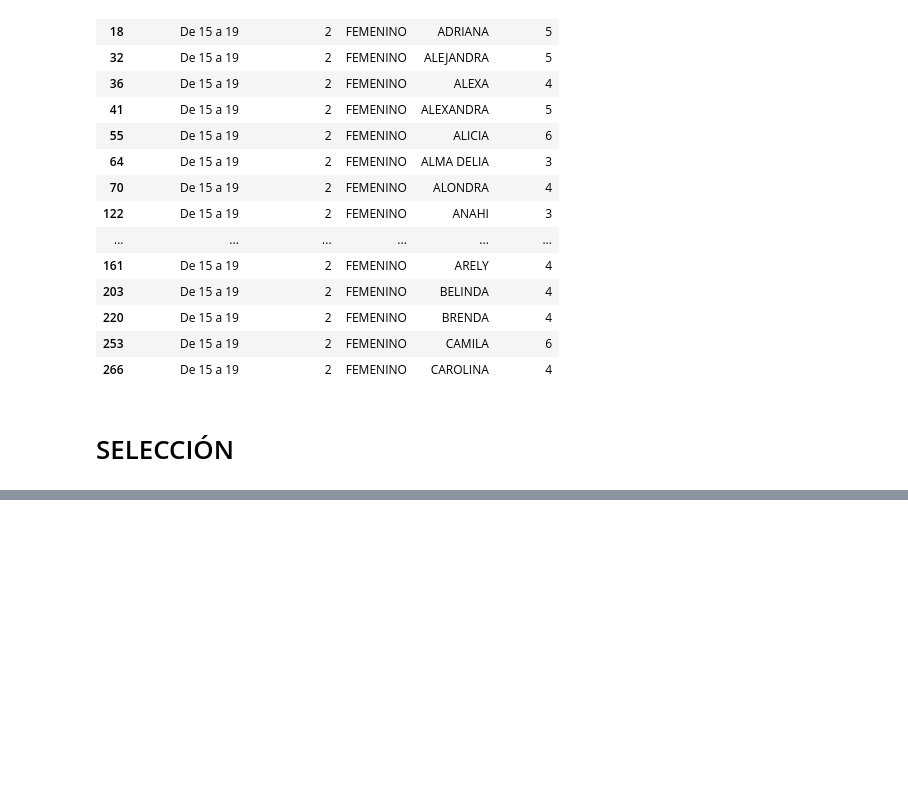
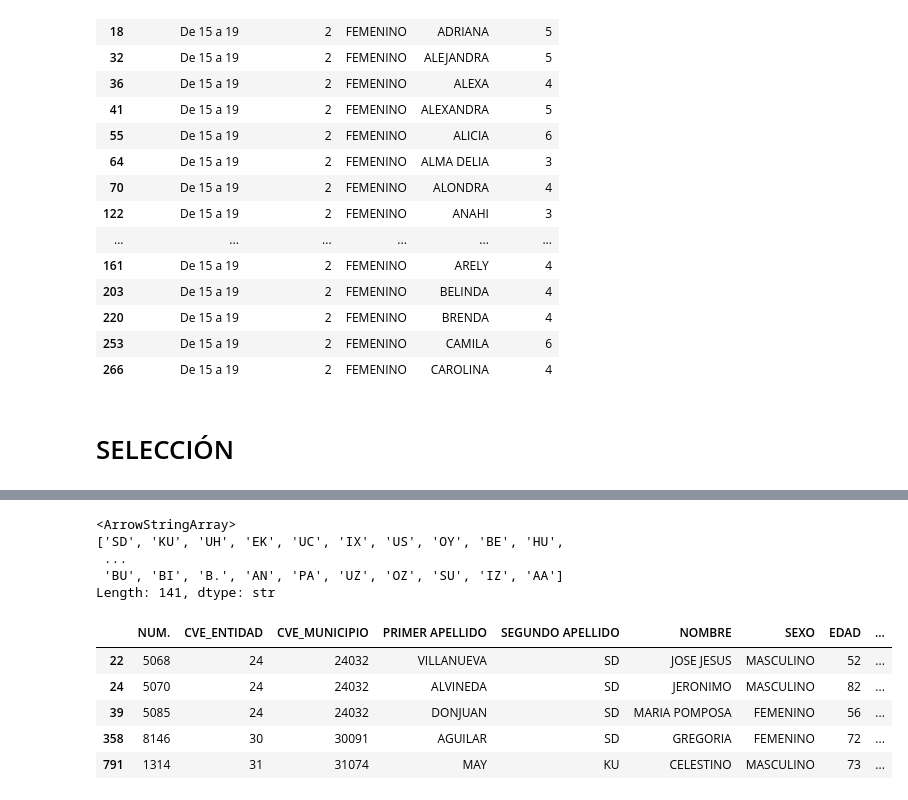
Before and after one commit to Daegas/datos_semisinteticos, a Jupyter notebook: notebooks/nombres.ipynb, the cells around one changed output, grey strips where cells are left out. Saved outputs shown, nothing was run; the diff lists cells and outputs as text; code cells hidden in the pictures; blank space fills up the shorter version.

```diff
--- a/notebooks/nombres.ipynb
+++ b/notebooks/nombres.ipynb
@@ -295,0 +330,16 @@ Nombre masculino: EDWIN DANIEL
+# %%
+check = df_nombres[df_nombres["SEGUNDO APELLIDO"].str.len() < 3]
+print(check["SEGUNDO APELLIDO"].unique())
+check.head()
+# %% [output]
+<ArrowStringArray>
+['SD', 'KU', 'UH', 'EK', 'UC', 'IX', 'US', 'OY', 'BE', 'HU',
+ ...
+ 'BU', 'BI', 'B.', 'AN', 'PA', 'UZ', 'OZ', 'SU', 'IZ', 'AA']
+Length: 141, dtype: str
+|  | NUM. | CVE_ENTIDAD | CVE_MUNICIPIO | PRIMER APELLIDO | SEGUNDO APELLIDO | NOMBRE | SEXO | EDAD | ... |
+| 22 | 5068 | 24 | 24032 | VILLANUEVA | SD | JOSE JESUS | MASCULINO | 52 | ... |
+| 24 | 5070 | 24 | 24032 | ALVINEDA | SD | JERONIMO | MASCULINO | 82 | ... |
+| 39 | 5085 | 24 | 24032 | DONJUAN | SD | MARIA POMPOSA | FEMENINO | 56 | ... |
+| 358 | 8146 | 30 | 30091 | AGUILAR | SD | GREGORIA | FEMENINO | 72 | ... |
+| 791 | 1314 | 31 | 31074 | MAY | KU | CELESTINO | MASCULINO | 73 | ... |
```
Also changed, not shown: parts of 7 cells of this notebook, 9 other files.
